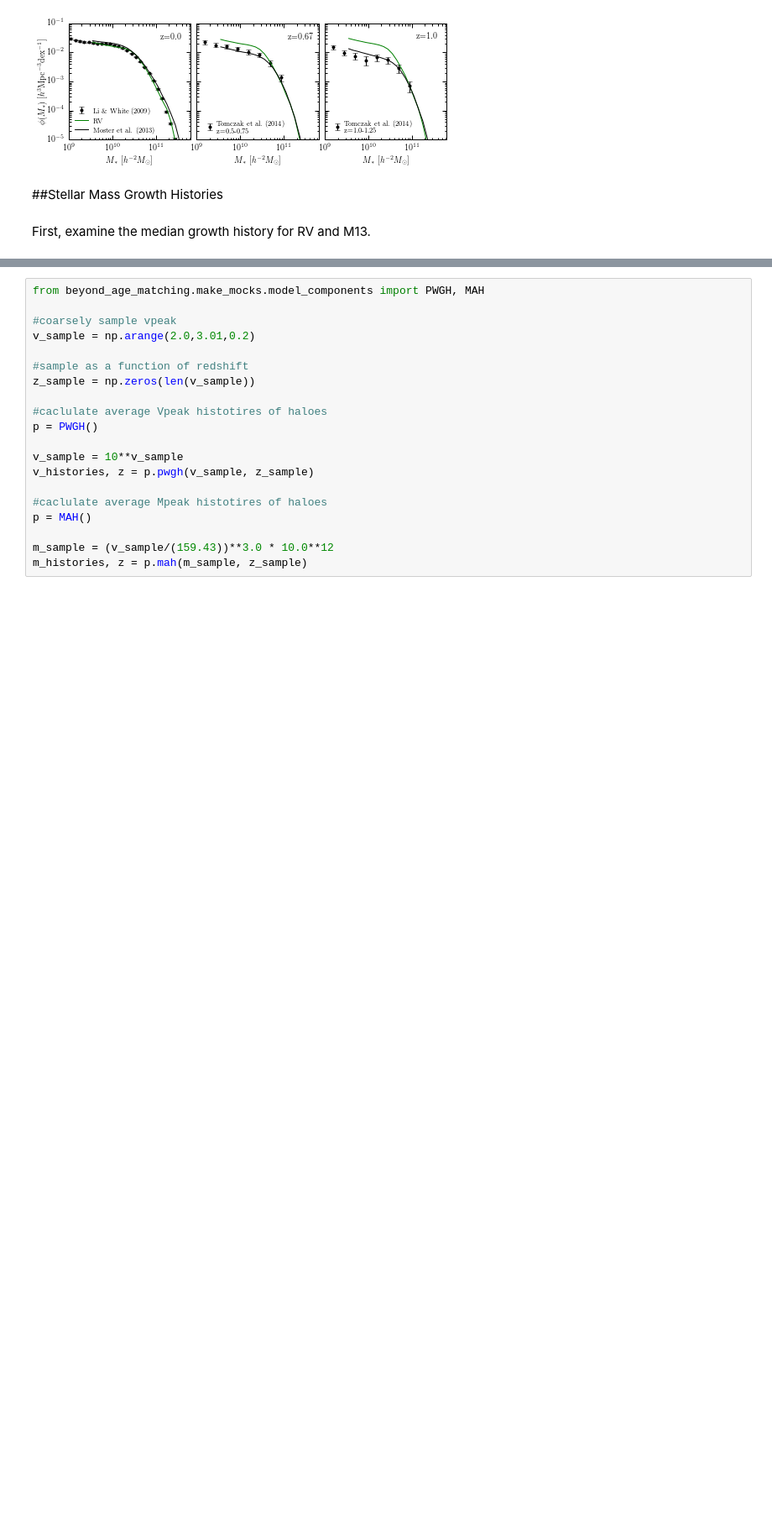
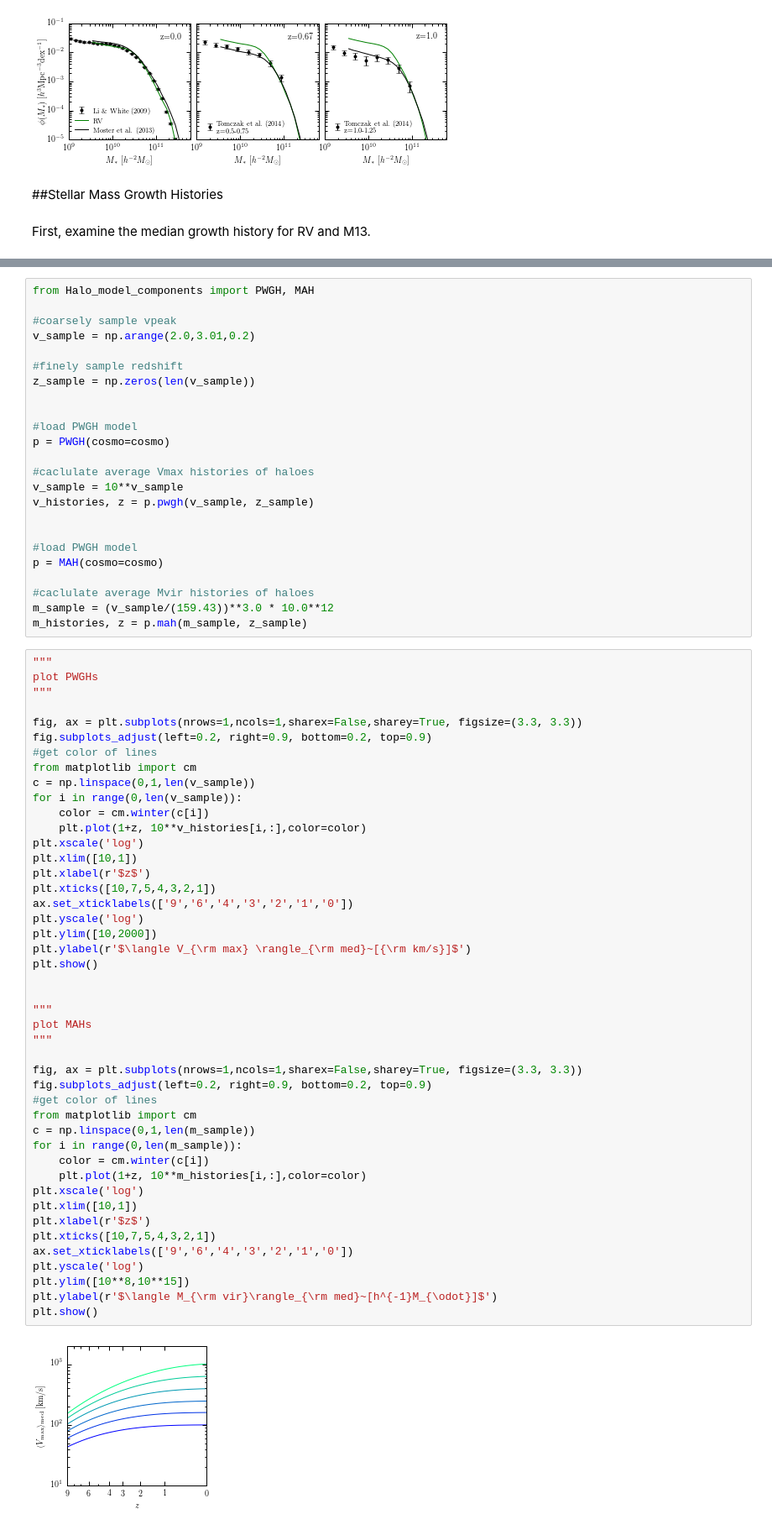
Before and after one commit to duncandc/Clustering_Crisis, a Jupyter notebook: notebooks/SHAM_comparison.ipynb, the cells around one changed output, grey strips where cells are left out. Shown at 84% size. Saved outputs shown, nothing was run; the diff lists cells and outputs as text; blank space fills up the shorter version.

```diff
--- a/notebooks/SHAM_comparison.ipynb
+++ b/notebooks/SHAM_comparison.ipynb
@@ -1428,22 +1247,73 @@ from SHAM_model_components import ParamSmHm
 smhm = ParamSmHm(prim_haloprop_key = 'halo_mpeak', log_scatter = 0.0)
 smvp = ParamSmHm(prim_haloprop_key = 'halo_vpeak', log_scatter = 0.0)
 # %%
-from beyond_age_matching.make_mocks.model_components import PWGH, MAH
+from Halo_model_components import PWGH, MAH
 
 #coarsely sample vpeak
 v_sample = np.arange(2.0,3.01,0.2)
 
-#sample as a function of redshift
+#finely sample redshift
 z_sample = np.zeros(len(v_sample))
 
-#caclulate average Vpeak histotires of haloes
-p = PWGH()
 
+#load PWGH model
+p = PWGH(cosmo=cosmo)
+
+#caclulate average Vmax histories of haloes
 v_sample = 10**v_sample
 v_histories, z = p.pwgh(v_sample, z_sample)
 
-#caclulate average Mpeak histotires of haloes
-p = MAH()
 
+#load PWGH model
+p = MAH(cosmo=cosmo)
+
+#caclulate average Mvir histories of haloes
 m_sample = (v_sample/(159.43))**3.0 * 10.0**12
 m_histories, z = p.mah(m_sample, z_sample)
+# %%
+"""
+plot PWGHs
+"""
+
+fig, ax = plt.subplots(nrows=1,ncols=1,sharex=False,sharey=True, figsize=(3.3, 3.3))
+fig.subplots_adjust(left=0.2, right=0.9, bottom=0.2, top=0.9)
+#get color of lines
+from matplotlib import cm
+c = np.linspace(0,1,len(v_sample))
+for i in range(0,len(v_sample)):
+    color = cm.winter(c[i])
+    plt.plot(1+z, 10**v_histories[i,:],color=color)
+plt.xscale('log')
+plt.xlim([10,1])
+plt.xlabel(r'$z$')
+plt.xticks([10,7,5,4,3,2,1])
+ax.set_xticklabels(['9','6','4','3','2','1','0'])
+plt.yscale('log')
+plt.ylim([10,2000])
+plt.ylabel(r'$\langle V_{\rm max} \rangle_{\rm med}~[{\rm km/s}]$')
+plt.show()
+
+
+"""
+plot MAHs
+"""
+
+fig, ax = plt.subplots(nrows=1,ncols=1,sharex=False,sharey=True, figsize=(3.3, 3.3))
+fig.subplots_adjust(left=0.2, right=0.9, bottom=0.2, top=0.9)
+#get color of lines
+from matplotlib import cm
+c = np.linspace(0,1,len(m_sample))
+for i in range(0,len(m_sample)):
+    color = cm.winter(c[i])
+    plt.plot(1+z, 10**m_histories[i,:],color=color)
+plt.xscale('log')
+plt.xlim([10,1])
+plt.xlabel(r'$z$')
+plt.xticks([10,7,5,4,3,2,1])
+ax.set_xticklabels(['9','6','4','3','2','1','0'])
+plt.yscale('log')
+plt.ylim([10**8,10**15])
+plt.ylabel(r'$\langle M_{\rm vir}\rangle_{\rm med}~[h^{-1}M_{\odot}]$')
+plt.show()
+# %% [output]
+[figure, added]
```
Also changed, not shown: parts of 43 cells of this notebook, 3 other files.
